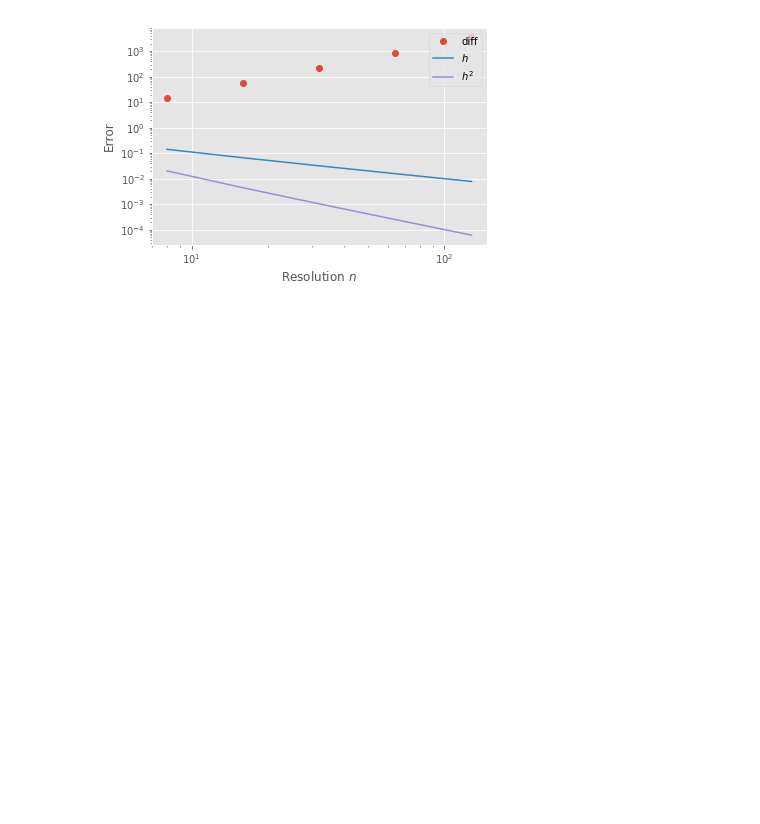
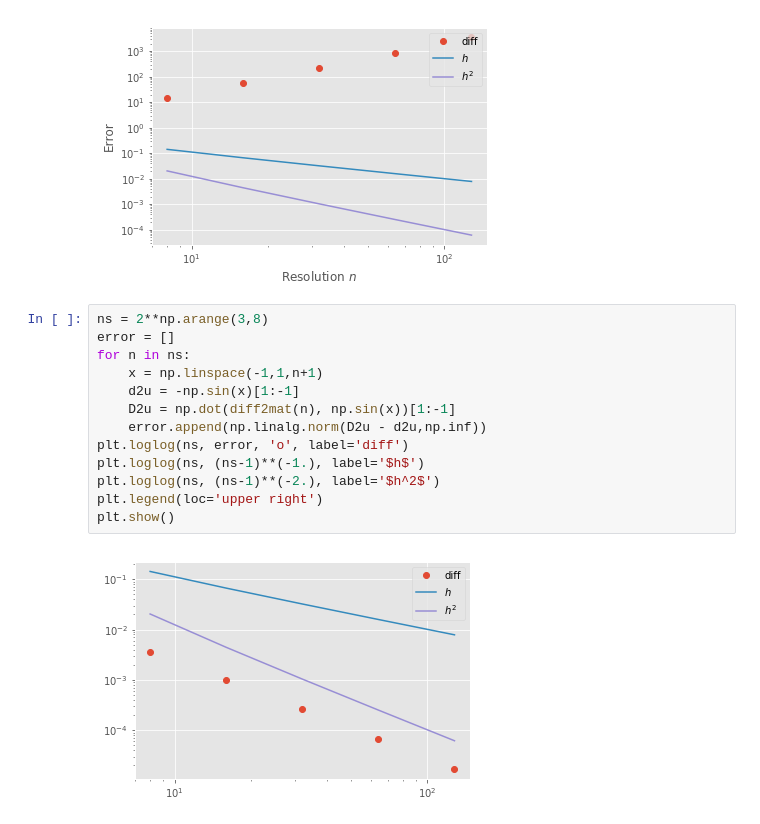
Before and after one commit to gandhiy/numpde, a Jupyter notebook: hw0/Homework 1.ipynb, the cells around one changed output. Drawn from its saved outputs; the diff is of its cells as text; blank space fills up the shorter version.

```diff
--- a/hw0/Homework 1.ipynb
+++ b/hw0/Homework 1.ipynb
@@ -148,3 +139,18 @@ plt.show()
 grid_error(diff2mat, np.sin, lambda l: -np.sin(l))
 # %% [output]
 [figure]
+# %%
+ns = 2**np.arange(3,8)
+error = []
+for n in ns:
+    x = np.linspace(-1,1,n+1)
+    d2u = -np.sin(x)[1:-1]
+    D2u = np.dot(diff2mat(n), np.sin(x))[1:-1]
+    error.append(np.linalg.norm(D2u - d2u,np.inf))
+plt.loglog(ns, error, 'o', label='diff')
+plt.loglog(ns, (ns-1)**(-1.), label='$h$')
+plt.loglog(ns, (ns-1)**(-2.), label='$h^2$')
+plt.legend(loc='upper right')
+plt.show()
+# %% [output]
+[figure, added]
```
Also changed, not shown: parts of 24 cells of this notebook, 1 other file.
